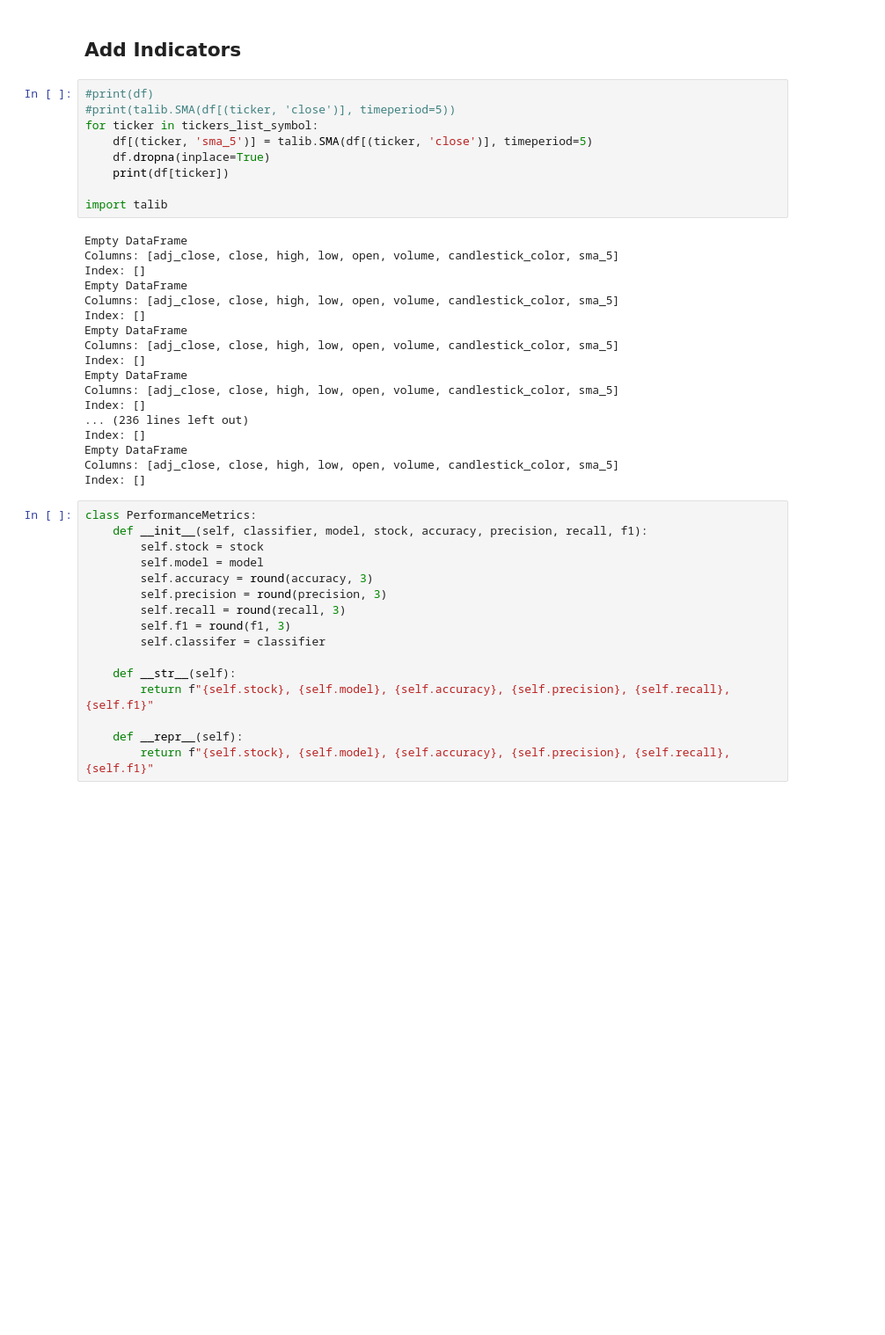
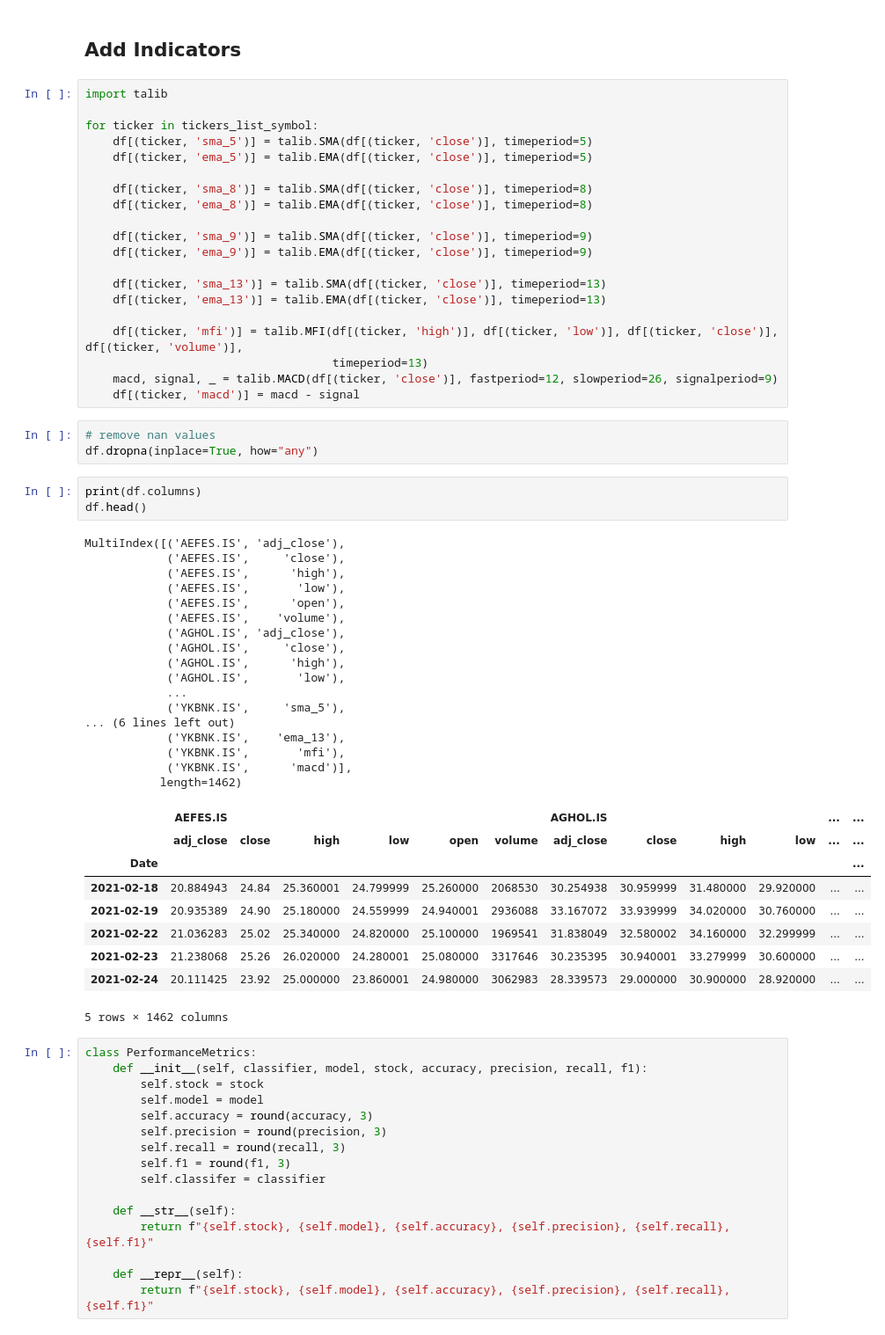
Before and after one commit to arinmis/cse-akdeniz, a Jupyter notebook: fall-2023/economics-for-engineering/term-project/20190808004.ipynb, the cells around one changed output. Shown: that part at 88% size. Drawn from its saved outputs; the diff is of its cells as text; blank space fills up the shorter version.

```diff
--- a/fall-2023/economics-for-engineering/term-project/20190808004.ipynb
+++ b/fall-2023/economics-for-engineering/term-project/20190808004.ipynb
@@ -159,32 +203,58 @@ df
 # %% [markdown]
 ## Add Indicators
 # %%
-#print(df)
-#print(talib.SMA(df[(ticker, 'close')], timeperiod=5))
+import talib
+
 for ticker in tickers_list_symbol:
     df[(ticker, 'sma_5')] = talib.SMA(df[(ticker, 'close')], timeperiod=5)
-    df.dropna(inplace=True)
-    print(df[ticker])
+    df[(ticker, 'ema_5')] = talib.EMA(df[(ticker, 'close')], timeperiod=5)
 
-import talib
+    df[(ticker, 'sma_8')] = talib.SMA(df[(ticker, 'close')], timeperiod=8)
+    df[(ticker, 'ema_8')] = talib.EMA(df[(ticker, 'close')], timeperiod=8)
+
+    df[(ticker, 'sma_9')] = talib.SMA(df[(ticker, 'close')], timeperiod=9)
+    df[(ticker, 'ema_9')] = talib.EMA(df[(ticker, 'close')], timeperiod=9)
+
+    df[(ticker, 'sma_13')] = talib.SMA(df[(ticker, 'close')], timeperiod=13)
+    df[(ticker, 'ema_13')] = talib.EMA(df[(ticker, 'close')], timeperiod=13)
+
+    df[(ticker, 'mfi')] = talib.MFI(df[(ticker, 'high')], df[(ticker, 'low')], df[(ticker, 'close')], df[(ticker, 'volume')],
+                                    timeperiod=13)
+    macd, signal, _ = talib.MACD(df[(ticker, 'close')], fastperiod=12, slowperiod=26, signalperiod=9)
+    df[(ticker, 'macd')] = macd - signal
-# %% [output]
-Empty DataFrame
-Columns: [adj_close, close, high, low, open, volume, candlestick_color, sma_5]
-Index: []
-Empty DataFrame
-Columns: [adj_close, close, high, low, open, volume, candlestick_color, sma_5]
-Index: []
-Empty DataFrame
-Columns: [adj_close, close, high, low, open, volume, candlestick_color, sma_5]
-Index: []
-Empty DataFrame
-Columns: [adj_close, close, high, low, open, volume, candlestick_color, sma_5]
-Index: []
-... (236 lines left out)
-Index: []
-Empty DataFrame
-Columns: [adj_close, close, high, low, open, volume, candlestick_color, sma_5]
-Index: []
+# %%
+# remove nan values
+df.dropna(inplace=True, how="any")
+# %%
+print(df.columns)
+df.head()
+# %% [output]
+MultiIndex([('AEFES.IS', 'adj_close'),
+            ('AEFES.IS',     'close'),
+            ('AEFES.IS',      'high'),
+            ('AEFES.IS',       'low'),
+            ('AEFES.IS',      'open'),
+            ('AEFES.IS',    'volume'),
+            ('AGHOL.IS', 'adj_close'),
+            ('AGHOL.IS',     'close'),
+            ('AGHOL.IS',      'high'),
+            ('AGHOL.IS',       'low'),
+            ...
+            ('YKBNK.IS',     'sma_5'),
+... (6 lines left out)
+            ('YKBNK.IS',    'ema_13'),
+            ('YKBNK.IS',       'mfi'),
+            ('YKBNK.IS',      'macd')],
+           length=1462)
+|  | AEFES.IS |  |  |  |  |  | AGHOL.IS |  |  |  | ... | ... |
+|  | adj_close | close | high | low | open | volume | adj_close | close | high | low | ... | ... |
+| Date |  |  |  |  |  |  |  |  |  |  |  | ... |
+| 2021-02-18 | 20.884943 | 24.84 | 25.360001 | 24.799999 | 25.260000 | 2068530 | 30.254938 | 30.959999 | 31.480000 | 29.920000 | ... | ... |
+| 2021-02-19 | 20.935389 | 24.90 | 25.180000 | 24.559999 | 24.940001 | 2936088 | 33.167072 | 33.939999 | 34.020000 | 30.760000 | ... | ... |
+| 2021-02-22 | 21.036283 | 25.02 | 25.340000 | 24.820000 | 25.100000 | 1969541 | 31.838049 | 32.580002 | 34.160000 | 32.299999 | ... | ... |
+| 2021-02-23 | 21.238068 | 25.26 | 26.020000 | 24.280001 | 25.080000 | 3317646 | 30.235395 | 30.940001 | 33.279999 | 30.600000 | ... | ... |
+| 2021-02-24 | 20.111425 | 23.92 | 25.000000 | 23.860001 | 24.980000 | 3062983 | 28.339573 | 29.000000 | 30.900000 | 28.920000 | ... | ... |
+5 rows × 1462 columns
 # %%
 class PerformanceMetrics:
     def __init__(self, classifier, model, stock, accuracy, precision, recall, f1):
```
Also changed, not shown: parts of 18 cells of this notebook.
